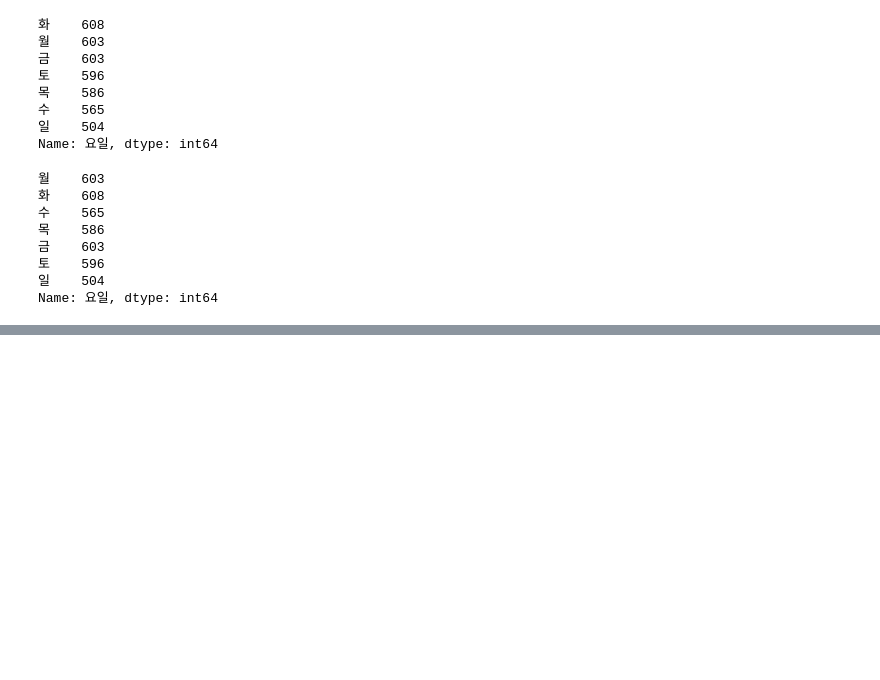
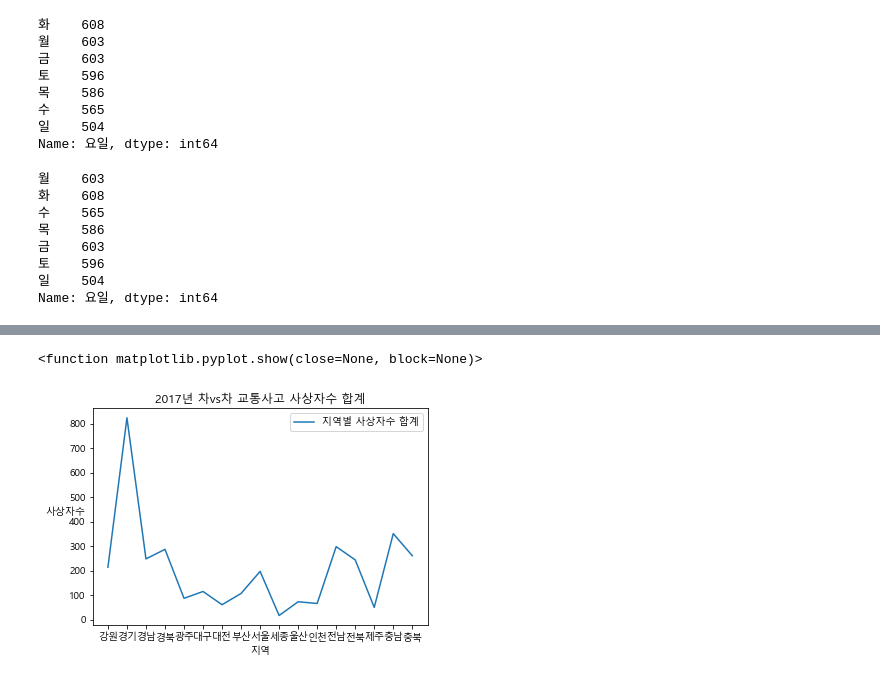
Before and after one commit to eeyeji/Python_Library, a Jupyter notebook: 3일차/Traffic_Accident_2017.ipynb, the cells around one changed output, grey strips where cells are left out. Drawn from its saved outputs; the diff is of its cells as text; code cells hidden in the pictures; blank space fills up the shorter version.

```diff
--- a/3일차/Traffic_Accident_2017.ipynb
+++ b/3일차/Traffic_Accident_2017.ipynb
@@ -52,0 +70,4 @@ Name: 요일, dtype: int64
+# %%
+#'사고유형_대분류' 칼럼에서 '차대차'만 뽑아오기
+car=data[data['사고유형_대분류']=='차대차']
+car
@@ -52,0 +88,5 @@ Name: 요일, dtype: int64
+# %%
+#car에서 발생지시도를 기준으로 사상자수의 합계 구하기
+#                                    발생지시도 순으로 보겠다.
+place=car[['사상자수', '발생지시도']].groupby("발생지시도").sum()
+place
@@ -52,0 +113,16 @@ Name: 요일, dtype: int64
+# %%
+x=place.index
+y=place.values
+
+plt.plot(x,y, label='지역별 사상자수 합계')
+plt.legend()
+
+plt.xlabel('지역')
+plt.ylabel('사상자수').set_rotation(0)
+
+plt.title('2017년 차vs차 교통사고 사상자수 합계')
+
+plt.show
+# %% [output]
+<function matplotlib.pyplot.show(close=None, block=None)>
+[figure, added]
```
Also changed, not shown: parts of 4 cells of this notebook.
